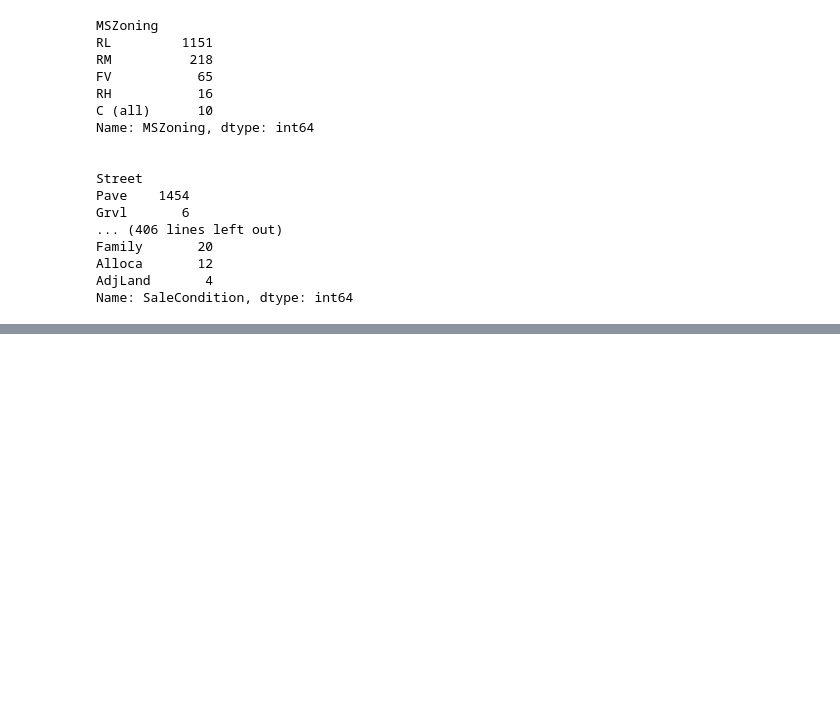
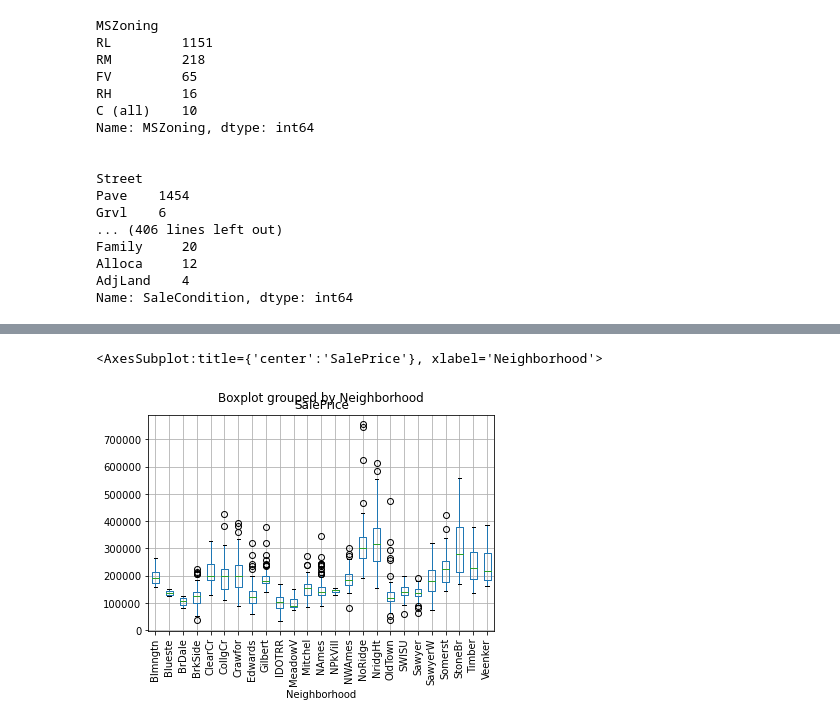
Before and after one commit to claire-robbins/kaggle, a Jupyter notebook: HousingPrices/HousingPrices_ExploreData_BB.ipynb, the cells around one changed output, grey strips where cells are left out. Drawn from its saved outputs; the diff is of its cells as text; code cells hidden in the pictures; blank space fills up the shorter version.

```diff
--- a/HousingPrices/HousingPrices_ExploreData_BB.ipynb
+++ b/HousingPrices/HousingPrices_ExploreData_BB.ipynb
@@ -69 +75,3 @@ The distribution of Sale Price doesn't have a huge skew to high values, but ther
+# %%
+train.drop('Id',axis=1,inplace=True)
 # %%
@@ -115,0 +160,5 @@ some of the categorical features have really low frequency values - what should
+# %%
+train.boxplot(by='Neighborhood',column='SalePrice',rot=90)
+# %% [output]
+<AxesSubplot:title={'center':'SalePrice'}, xlabel='Neighborhood'>
+[figure, added]
```
Also changed, not shown: parts of 13 cells of this notebook, 1 other file.
